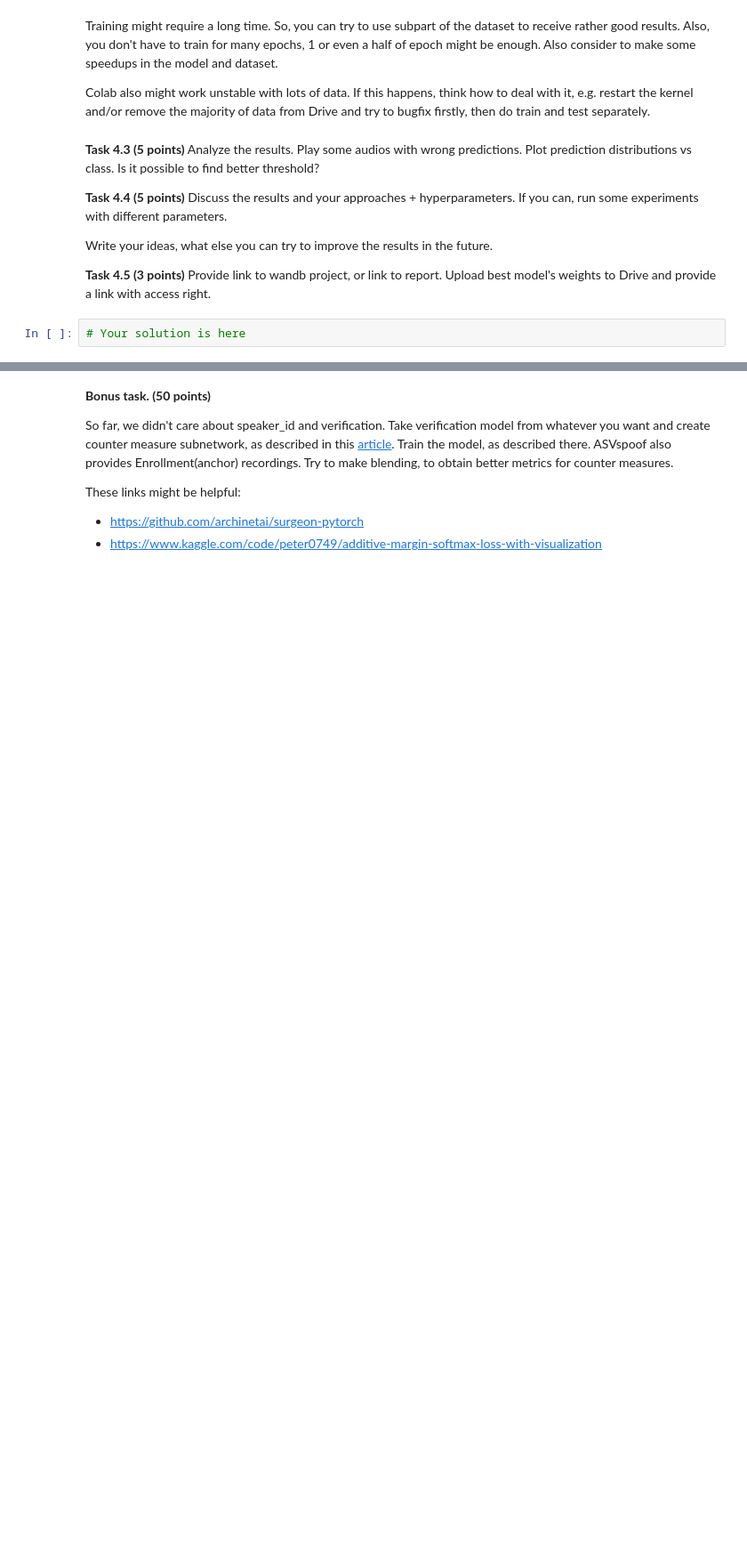
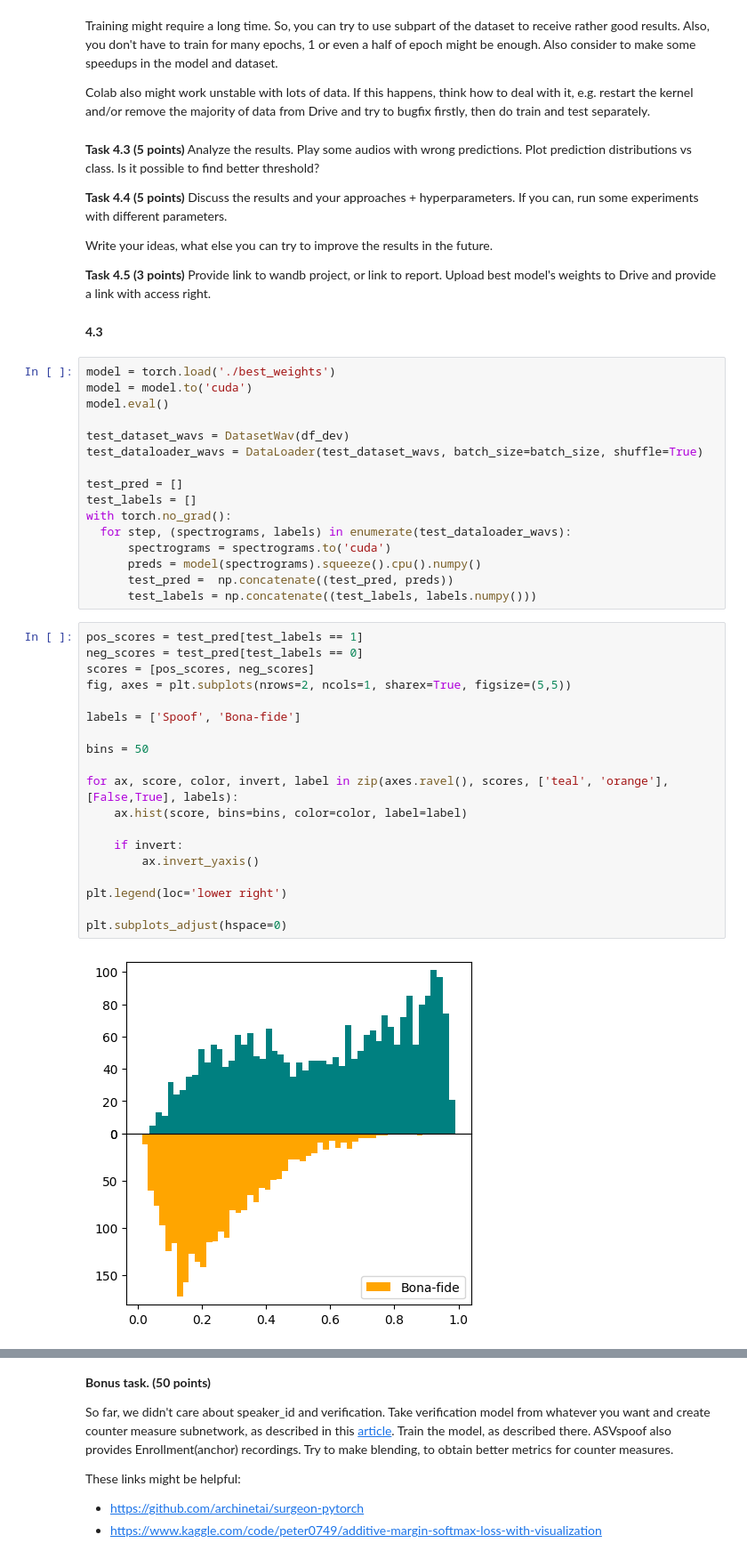
Before and after one commit to sacr1f1ce/DL, a Jupyter notebook: hw1.ipynb, the cells around one changed output, grey strips where cells are left out. Shown at 89% size. Saved outputs shown, nothing was run; the diff lists cells and outputs as text; blank space fills up the shorter version.

```diff
--- a/hw1.ipynb
+++ b/hw1.ipynb
@@ -837,5 +1080,42 @@ Colab also might work unstable with lots of data. If this happens, think how to
  Write your ideas, what else you can try to improve the results in the future.
 
 **Task 4.5 (3 points)** Provide link to wandb project, or link to report. Upload best model's weights to Drive and provide a link with access right.
-# %%
-# Your solution is here
+# %% [markdown]
+**4.3**
+# %%
+model = torch.load('./best_weights')
+model = model.to('cuda')
+model.eval()
+
+test_dataset_wavs = DatasetWav(df_dev)
+test_dataloader_wavs = DataLoader(test_dataset_wavs, batch_size=batch_size, shuffle=True)
+
+test_pred = []
+test_labels = []
+with torch.no_grad():
+  for step, (spectrograms, labels) in enumerate(test_dataloader_wavs):
+      spectrograms = spectrograms.to('cuda')
+      preds = model(spectrograms).squeeze().cpu().numpy()
+      test_pred =  np.concatenate((test_pred, preds))
+      test_labels = np.concatenate((test_labels, labels.numpy()))
+# %%
+pos_scores = test_pred[test_labels == 1]
+neg_scores = test_pred[test_labels == 0]
+scores = [pos_scores, neg_scores]
+fig, axes = plt.subplots(nrows=2, ncols=1, sharex=True, figsize=(5,5))
+
+labels = ['Spoof', 'Bona-fide']
+
+bins = 50
+
+for ax, score, color, invert, label in zip(axes.ravel(), scores, ['teal', 'orange'],  [False,True], labels):
+    ax.hist(score, bins=bins, color=color, label=label)
+
+    if invert:
+        ax.invert_yaxis()
+
+plt.legend(loc='lower right')
+
+plt.subplots_adjust(hspace=0)
+# %% [output]
+[figure, added]
```
Also changed, not shown: parts of 32 cells of this notebook.
